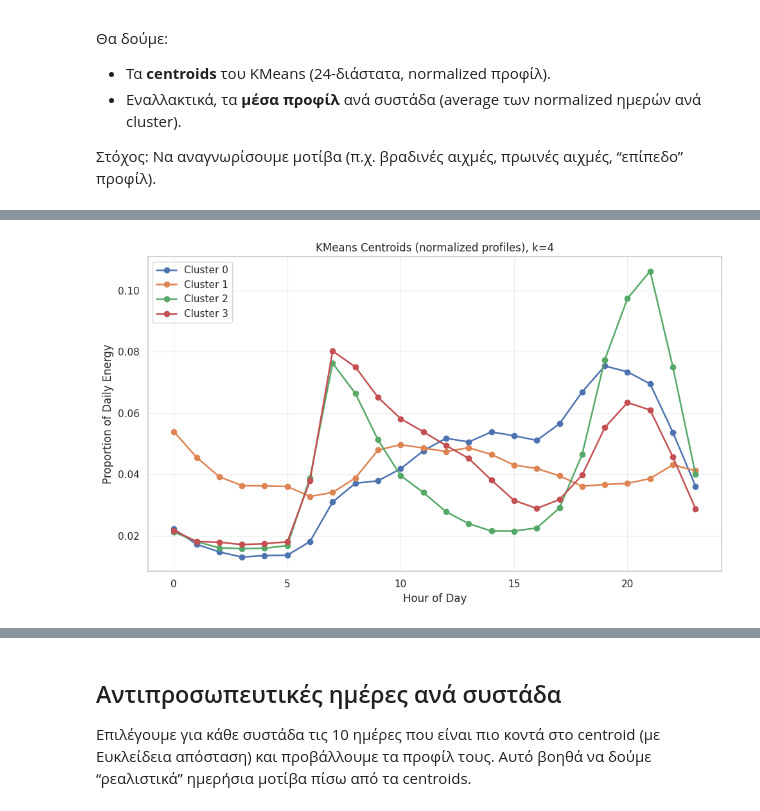
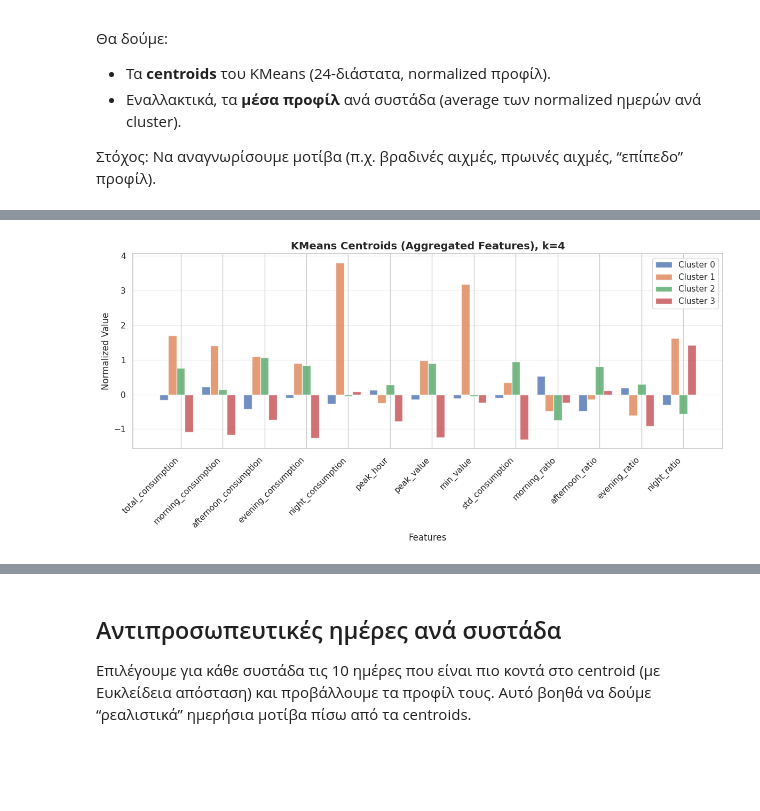
Before and after one commit to KostasPapadogiannis/energy-consumption-mining, a Jupyter notebook: notebooks/modeling.ipynb, the cells around one changed output, grey strips where cells are left out. Saved outputs shown, nothing was run; the diff lists cells and outputs as text; code cells hidden in the pictures; blank space fills up the shorter version.

Commit message:
clustering fixed

```diff
--- a/notebooks/modeling.ipynb
+++ b/notebooks/modeling.ipynb
@@ -1911,40 +2070,90 @@ Silhouette = 0.1036, Davies–Bouldin = 2.2231
 
 Στόχος: Να αναγνωρίσουμε μοτίβα (π.χ. βραδινές αιχμές, πρωινές αιχμές, “επίπεδο” προφίλ).
 # %%
-# 1) Centroids (από KMeans)
-centroids = kmeans.cluster_centers_  # shape (k, 24)
+# ═══════════════════════════════════════════════════════════════════════════════
+# VISUALIZATION: CLUSTER PROFILES (AGGREGATED FEATURES)
+# ═══════════════════════════════════════════════════════════════════════════════
 
-fig, ax = plt.subplots(figsize=(10, 6))
-hours = np.arange(24)
+# 1) Centroids (από KMeans) - AGGREGATED FEATURES
+centroids = kmeans.cluster_centers_  # shape (k, num_features)
+
+# Feature names
+feature_names = list(profiles_24_norm.columns)
+
+print(f"Centroids shape: {centroids.shape}")
+print(f"Features: {feature_names}")
+
+# Plot 1: Centroids (Bar plot για aggregated features)
+fig, ax = plt.subplots(figsize=(12, 6))
+x_pos = np.arange(len(feature_names))
+width = 0.2
+
 for c in range(chosen_k):
-    ax.plot(hours, centroids[c], marker='o', linewidth=1.8, label=f'Cluster {c}')
-ax.set_title(f'KMeans Centroids (normalized profiles), k={chosen_k}')
-ax.set_xlabel('Hour of Day')
-ax.set_ylabel('Proportion of Daily Energy')
+    offset = (c - chosen_k/2) * width
+    ax.bar(x_pos + offset, centroids[c], width, label=f'Cluster {c}', alpha=0.8)
+
+ax.set_title(f'KMeans Centroids (Aggregated Features), k={chosen_k}', fontsize=14, fontweight='bold')
+ax.set_xlabel('Features', fontsize=12)
+ax.set_ylabel('Normalized Value', fontsize=12)
+ax.set_xticks(x_pos)
+ax.set_xticklabels(feature_names, rotation=45, ha='right')
 ax.legend()
-ax.grid(alpha=0.3)
+ax.grid(alpha=0.3, axis='y')
 plt.tight_layout()
 centroids_plot = RESULTS_DIR / f'cluster_centroids_k{chosen_k}.png'
 plt.savefig(centroids_plot, dpi=300, bbox_inches='tight')
 plt.show()
 print(f"Αποθηκεύτηκε: {centroids_plot}")
 
-# 2) Μέσο normalized προφίλ ανά συστάδα
+
+# 2) Μέσο προφίλ ανά συστάδα (Average aggregated features)
 profiles_with_labels = profiles_24_norm.copy()
 profiles_with_labels['cluster'] = labels
 mean_profiles = profiles_with_labels.groupby('cluster').mean()
 
-fig, ax = plt.subplots(figsize=(10, 6))
+fig, ax = plt.subplots(figsize=(12, 6))
+x_pos = np.arange(len(feature_names))
+width = 0.2
+
 for c in range(chosen_k):
-    ax.plot(hours, mean_profiles.loc[c].values, marker='o', linewidth=1.8, label=f'Cluster {c}')
-ax.set_title(f'Average Normalized Profiles per Cluster, k={chosen_k}')
-ax.set_xlabel('Hour of Day')
-ax.set_ylabel('Proportion of Daily Energy')
+    offset = (c - chosen_k/2) * width
+    ax.bar(x_pos + offset, mean_profiles.loc[c].values, width, label=f'Cluster {c}', alpha=0.8)
+
+ax.set_title(f'Average Aggregated Profiles per Cluster, k={chosen_k}', fontsize=14, fontweight='bold')
+ax.set_xlabel('Features', fontsize=12)
+ax.set_ylabel('Normalized Value', fontsize=12)
+ax.set_xticks(x_pos)
+ax.set_xticklabels(feature_names, rotation=45, ha='right')
 ax.legend()
-ax.grid(alpha=0.3)
+ax.grid(alpha=0.3, axis='y')
 plt.tight_layout()
 avg_plot = RESULTS_DIR / f'cluster_average_profiles_k{chosen_k}.png'
 plt.savefig(avg_plot, dpi=300, bbox_inches='tight')
 plt.show()
 print(f"Αποθηκεύτηκε: {avg_plot}")
+
+
+# 3) BONUS: Heatmap για να δούμε τις διαφορές
+fig, ax = plt.subplots(figsize=(10, 6))
+im = ax.imshow(mean_profiles.values, cmap='YlOrRd', aspect='auto')
+
+# Axes
+ax.set_xticks(np.arange(len(feature_names)))
+ax.set_yticks(np.arange(chosen_k))
+ax.set_xticklabels(feature_names, rotation=45, ha='right')
+ax.set_yticklabels([f'Cluster {c}' for c in range(chosen_k)])
+
+# Colorbar
+plt.colorbar(im, ax=ax, label='Normalized Value')
+
+# Title
+ax.set_title(f'Cluster Profiles Heatmap, k={chosen_k}', fontsize=14, fontweight='bold')
+
+plt.tight_layout()
+heatmap_plot = RESULTS_DIR / f'cluster_heatmap_k{chosen_k}.png'
+plt.savefig(heatmap_plot, dpi=300, bbox_inches='tight')
+plt.show()
+print(f"Αποθηκεύτηκε: {heatmap_plot}")
+
+print("\n✅ Visualization ολοκληρώθηκε!")
 # %% [output]
@@ -1951 +2162 @@ print(f"Αποθηκεύτηκε: {avg_plot}")
-[figure, old version]
+[figure, new version]
```
Also changed, not shown: parts of 33 cells of this notebook, 49 other files.
